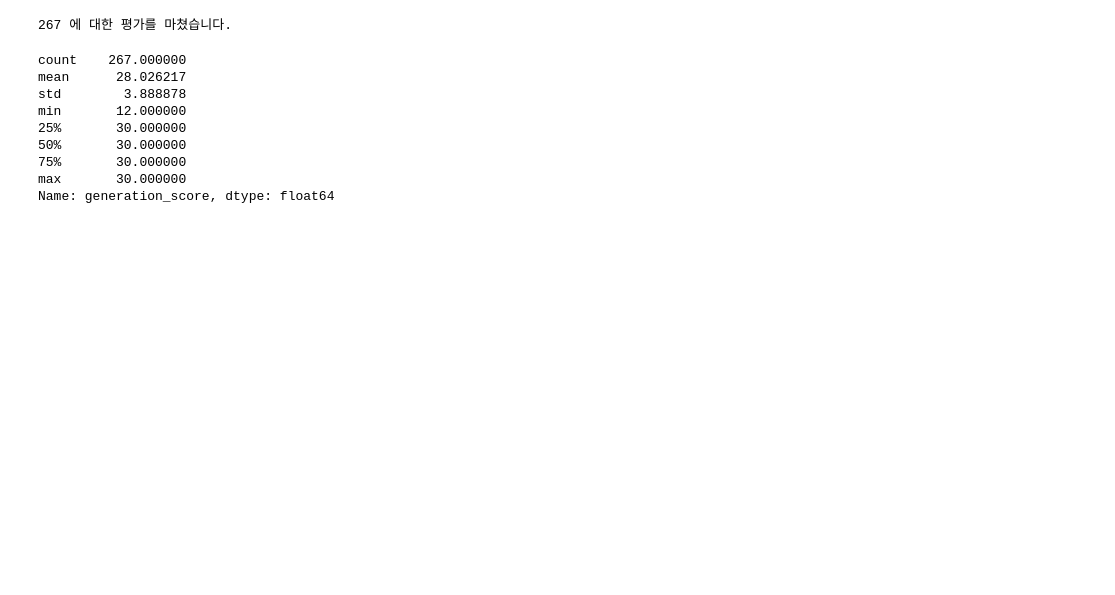
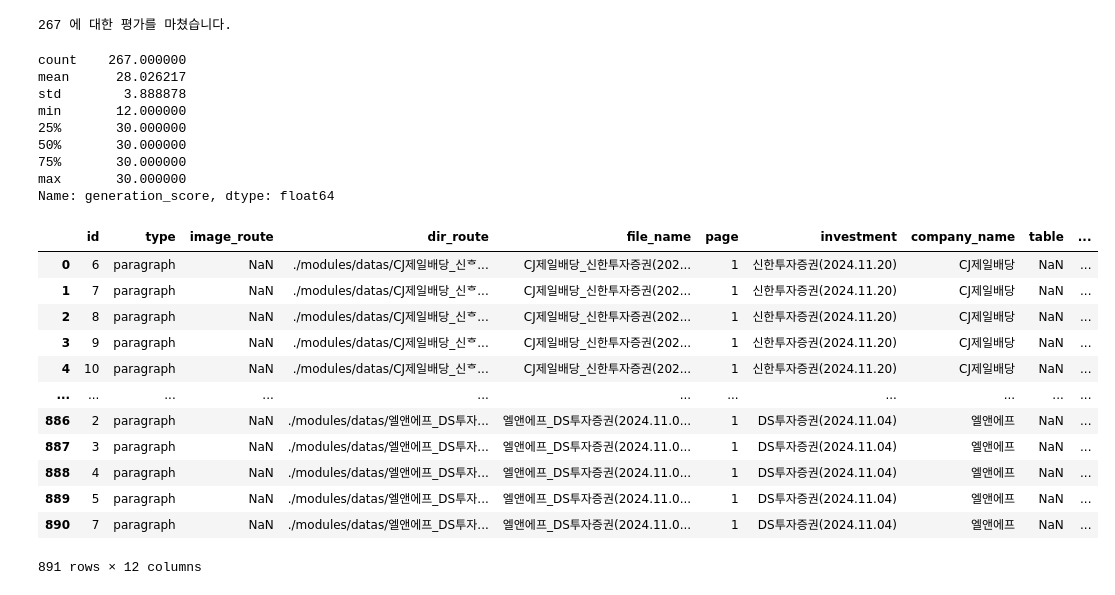
Before and after one commit to boostcampaitech7/level4-nlp-finalproject-hackathon-nlp-09-lv3, a Jupyter notebook: src/pipeline.ipynb, the cells around one changed output. Drawn from its saved outputs; the diff is of its cells as text; code cells hidden in the pictures; blank space fills up the shorter version.

```diff
--- a/src/pipeline.ipynb
+++ b/src/pipeline.ipynb
@@ -203,0 +209,20 @@ pipe.Q('SK하이닉스의 핵심사업에 대해 알려줘.')
+# %%
+from modules.utils import get_only_paragraphs
+BASE_DIR = './modules/datas'
+df = get_only_paragraphs(BASE_DIR=BASE_DIR)
+# %%
+df
+# %% [output]
+|  | id | type | image_route | dir_route | file_name | page | investment | company_name | table | ... |
+| 0 | 6 | paragraph | NaN | ./modules/datas/CJ제일배당_신ᄒ... | CJ제일배당_신한투자증권(202... | 1 | 신한투자증권(2024.11.20) | CJ제일배당 | NaN | ... |
+| 1 | 7 | paragraph | NaN | ./modules/datas/CJ제일배당_신ᄒ... | CJ제일배당_신한투자증권(202... | 1 | 신한투자증권(2024.11.20) | CJ제일배당 | NaN | ... |
+| 2 | 8 | paragraph | NaN | ./modules/datas/CJ제일배당_신ᄒ... | CJ제일배당_신한투자증권(202... | 1 | 신한투자증권(2024.11.20) | CJ제일배당 | NaN | ... |
+| 3 | 9 | paragraph | NaN | ./modules/datas/CJ제일배당_신ᄒ... | CJ제일배당_신한투자증권(202... | 1 | 신한투자증권(2024.11.20) | CJ제일배당 | NaN | ... |
+| 4 | 10 | paragraph | NaN | ./modules/datas/CJ제일배당_신ᄒ... | CJ제일배당_신한투자증권(202... | 1 | 신한투자증권(2024.11.20) | CJ제일배당 | NaN | ... |
+| ... | ... | ... | ... | ... | ... | ... | ... | ... | ... | ... |
+| 886 | 2 | paragraph | NaN | ./modules/datas/엘앤에프_DS투자... | 엘앤에프_DS투자증권(2024.11.0... | 1 | DS투자증권(2024.11.04) | 엘앤에프 | NaN | ... |
+| 887 | 3 | paragraph | NaN | ./modules/datas/엘앤에프_DS투자... | 엘앤에프_DS투자증권(2024.11.0... | 1 | DS투자증권(2024.11.04) | 엘앤에프 | NaN | ... |
+| 888 | 4 | paragraph | NaN | ./modules/datas/엘앤에프_DS투자... | 엘앤에프_DS투자증권(2024.11.0... | 1 | DS투자증권(2024.11.04) | 엘앤에프 | NaN | ... |
+| 889 | 5 | paragraph | NaN | ./modules/datas/엘앤에프_DS투자... | 엘앤에프_DS투자증권(2024.11.0... | 1 | DS투자증권(2024.11.04) | 엘앤에프 | NaN | ... |
+| 890 | 7 | paragraph | NaN | ./modules/datas/엘앤에프_DS투자... | 엘앤에프_DS투자증권(2024.11.0... | 1 | DS투자증권(2024.11.04) | 엘앤에프 | NaN | ... |
+891 rows × 12 columns
```
Also changed, not shown: parts of 6 cells of this notebook, 2 other files.
